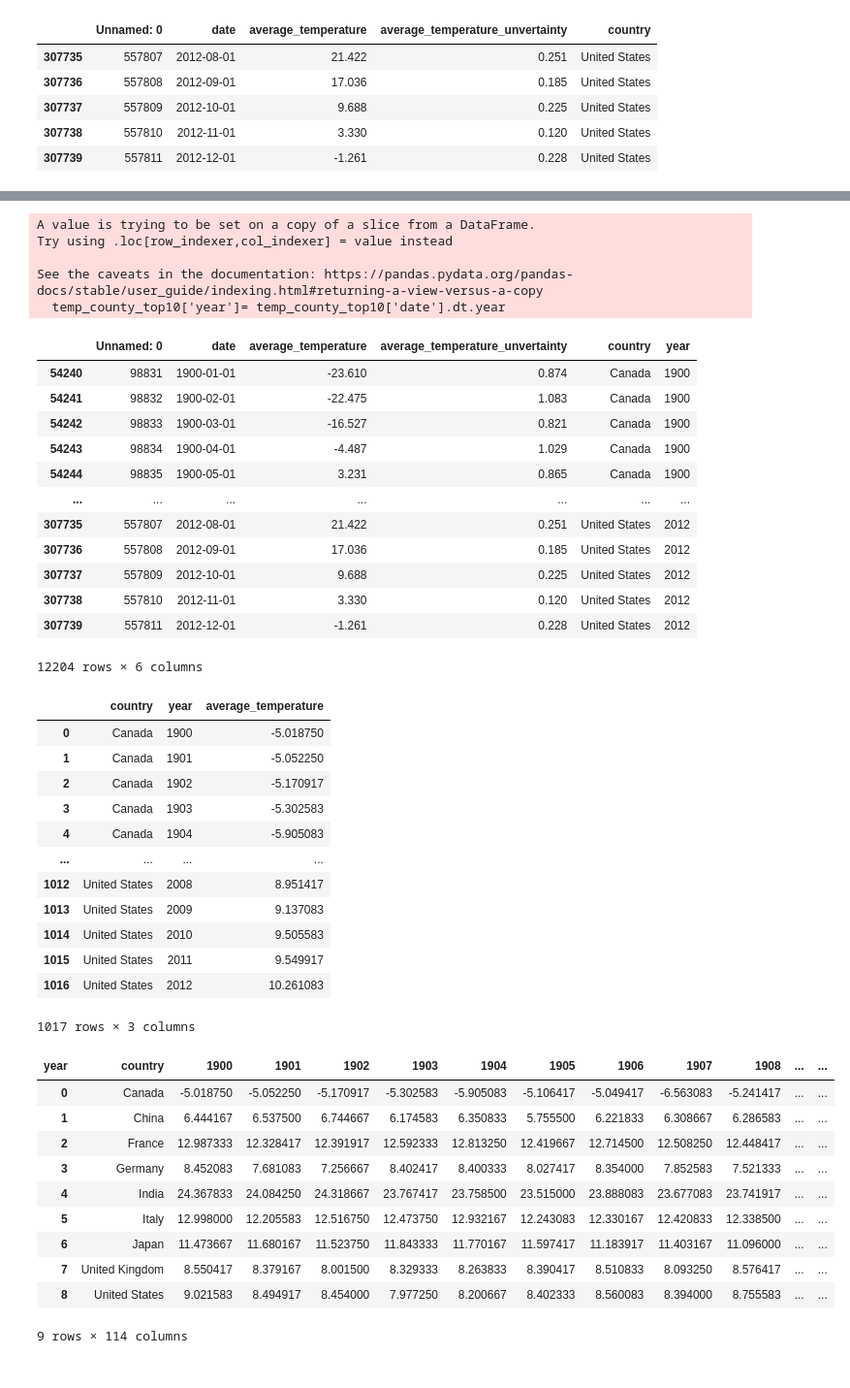
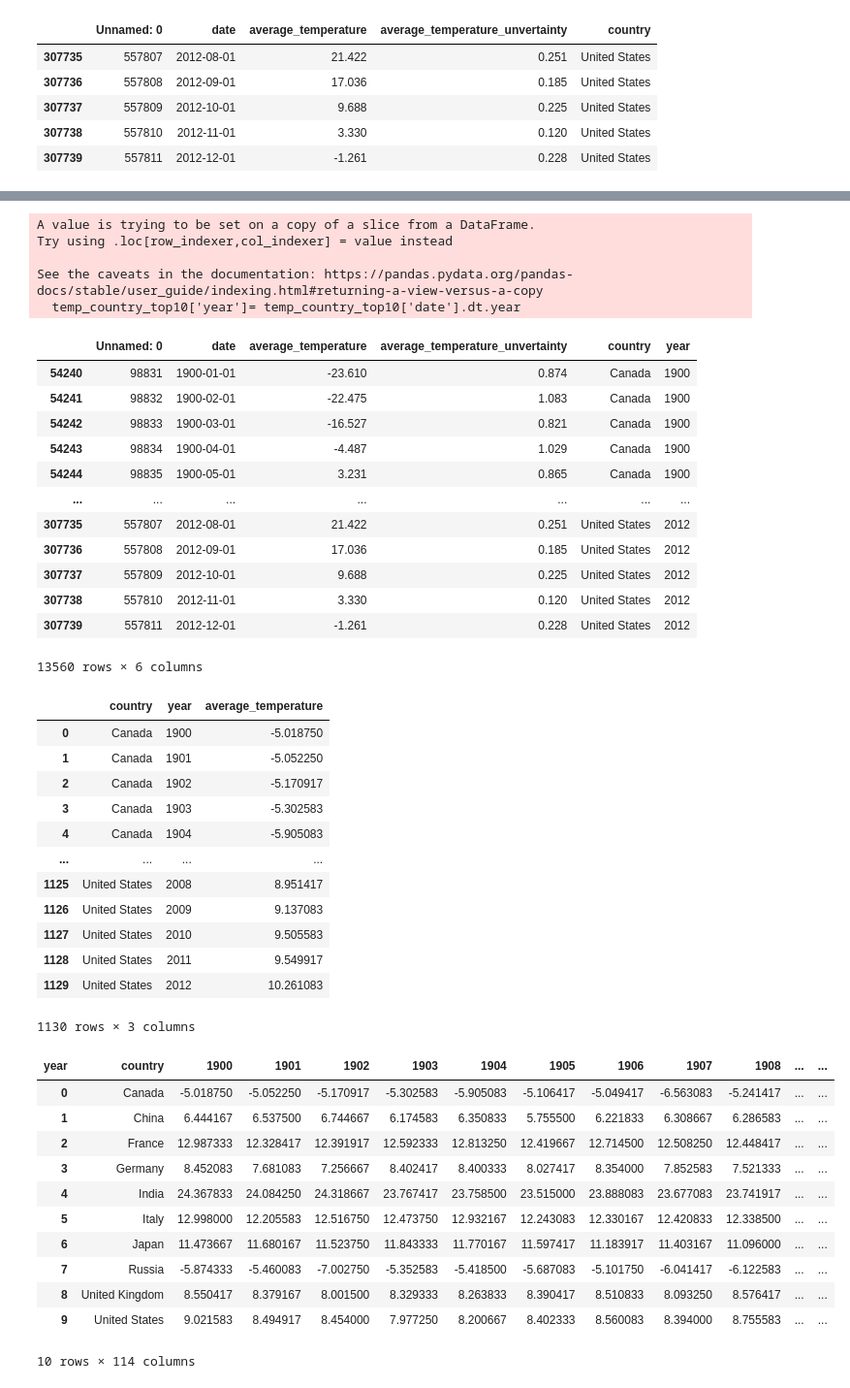
Before and after one commit to PatrickSchuetten/Climate_Change_Data_Exploration, a Jupyter notebook: notebooks/annual_diff_meantemp_by_country.ipynb, the cells around one changed output, grey strips where cells are left out. Shown at 97% size. Saved outputs shown, nothing was run; the diff lists cells and outputs as text; code cells hidden in the pictures.

```diff
--- a/notebooks/annual_diff_meantemp_by_country.ipynb
+++ b/notebooks/annual_diff_meantemp_by_country.ipynb
@@ -11,6 +30,6 @@ country_top10_temp = ['United States','China','Russian Federation','Japan','Indi
 # %%
-temp_county_top10 = temp_county[temp_county['country'].isin(country_top10_temp)]
-temp_county_top10.tail()
+temp_country_top10 = temp_country[temp_country['country'].isin(country_top10_temp)]
+temp_country_top10.tail()
 # %% [output]
 |  | Unnamed: 0 | date | average_temperature | average_temperature_unvertainty | country |
 | 307735 | 557807 | 2012-08-01 | 21.422 | 0.251 | United States |
@@ -19,7 +38,7 @@ temp_county_top10.tail()
 | 307738 | 557810 | 2012-11-01 | 3.330 | 0.120 | United States |
 | 307739 | 557811 | 2012-12-01 | -1.261 | 0.228 | United States |
 # %%
-temp_county_top10['date']=pd.to_datetime(temp_county_top10['date'])
+temp_country_top10['date']=pd.to_datetime(temp_country_top10['date'])
 # %% [output]
 A value is trying to be set on a copy of a slice from a DataFrame.
 Try using .loc[row_indexer,col_indexer] = value instead
@@ -29,12 +48,12 @@ See the caveats in the documentation: https://pandas.pydata.org/pandas-docs/stab
 # %%
-temp_county_top10['year']= temp_county_top10['date'].dt.year
-temp_county_top10
+temp_country_top10['year']= temp_country_top10['date'].dt.year
+temp_country_top10
 # %% [output]
 A value is trying to be set on a copy of a slice from a DataFrame.
 Try using .loc[row_indexer,col_indexer] = value instead
 
 See the caveats in the documentation: https://pandas.pydata.org/pandas-docs/stable/user_guide/indexing.html#returning-a-view-versus-a-copy
-  temp_county_top10['year']= temp_county_top10['date'].dt.year
+  temp_country_top10['year']= temp_country_top10['date'].dt.year
 |  | Unnamed: 0 | date | average_temperature | average_temperature_unvertainty | country | year |
 | 54240 | 98831 | 1900-01-01 | -23.610 | 0.874 | Canada | 1900 |
 | 54241 | 98832 | 1900-02-01 | -22.475 | 1.083 | Canada | 1900 |
@@ -47,10 +66,10 @@ See the caveats in the documentation: https://pandas.pydata.org/pandas-docs/stab
 | 307737 | 557809 | 2012-10-01 | 9.688 | 0.225 | United States | 2012 |
 | 307738 | 557810 | 2012-11-01 | 3.330 | 0.120 | United States | 2012 |
 | 307739 | 557811 | 2012-12-01 | -1.261 | 0.228 | United States | 2012 |
-12204 rows × 6 columns
+13560 rows × 6 columns
 # %%
-temp_county_top10_pivot = pd.pivot_table(temp_county_top10, index=['country','year'], values='average_temperature', aggfunc=np.mean).reset_index()
-temp_county_top10_pivot
+temp_country_top10_pivot = pd.pivot_table(temp_country_top10, index=['country','year'], values='average_temperature', aggfunc=np.mean).reset_index()
+temp_country_top10_pivot
 # %% [output]
 |  | country | year | average_temperature |
 | 0 | Canada | 1900 | -5.018750 |
@@ -59,25 +78,26 @@ temp_county_top10_pivot
 | 3 | Canada | 1903 | -5.302583 |
 | 4 | Canada | 1904 | -5.905083 |
 | ... | ... | ... | ... |
-| 1012 | United States | 2008 | 8.951417 |
-| 1013 | United States | 2009 | 9.137083 |
-| 1014 | United States | 2010 | 9.505583 |
-| 1015 | United States | 2011 | 9.549917 |
-| 1016 | United States | 2012 | 10.261083 |
+| 1125 | United States | 2008 | 8.951417 |
+| 1126 | United States | 2009 | 9.137083 |
+| 1127 | United States | 2010 | 9.505583 |
+| 1128 | United States | 2011 | 9.549917 |
+| 1129 | United States | 2012 | 10.261083 |
-1017 rows × 3 columns
+1130 rows × 3 columns
 # %%
-temp_county_top10 = pd.pivot(temp_county_top10_pivot, index='country', columns='year', values='average_temperature').reset_index()
-temp_county_top10
+temp_country_top10 = pd.pivot(temp_country_top10_pivot, index='country', columns='year', values='average_temperature').reset_index()
+temp_country_top10
 # %% [output]
 | year | country | 1900 | 1901 | 1902 | 1903 | 1904 | 1905 | 1906 | 1907 | 1908 | ... | ... |
 | 0 | Canada | -5.018750 | -5.052250 | -5.170917 | -5.302583 | -5.905083 | -5.106417 | -5.049417 | -6.563083 | -5.241417 | ... | ... |
 | 1 | China | 6.444167 | 6.537500 | 6.744667 | 6.174583 | 6.350833 | 5.755500 | 6.221833 | 6.308667 | 6.286583 | ... | ... |
 | 2 | France | 12.987333 | 12.328417 | 12.391917 | 12.592333 | 12.813250 | 12.419667 | 12.714500 | 12.508250 | 12.448417 | ... | ... |
 | 3 | Germany | 8.452083 | 7.681083 | 7.256667 | 8.402417 | 8.400333 | 8.027417 | 8.354000 | 7.852583 | 7.521333 | ... | ... |
 | 4 | India | 24.367833 | 24.084250 | 24.318667 | 23.767417 | 23.758500 | 23.515000 | 23.888083 | 23.677083 | 23.741917 | ... | ... |
 | 5 | Italy | 12.998000 | 12.205583 | 12.516750 | 12.473750 | 12.932167 | 12.243083 | 12.330167 | 12.420833 | 12.338500 | ... | ... |
 | 6 | Japan | 11.473667 | 11.680167 | 11.523750 | 11.843333 | 11.770167 | 11.597417 | 11.183917 | 11.403167 | 11.096000 | ... | ... |
-| 7 | United Kingdom | 8.550417 | 8.379167 | 8.001500 | 8.329333 | 8.263833 | 8.390417 | 8.510833 | 8.093250 | 8.576417 | ... | ... |
-| 8 | United States | 9.021583 | 8.494917 | 8.454000 | 7.977250 | 8.200667 | 8.402333 | 8.560083 | 8.394000 | 8.755583 | ... | ... |
+| 7 | Russia | -5.874333 | -5.460083 | -7.002750 | -5.352583 | -5.418500 | -5.687083 | -5.101750 | -6.041417 | -6.122583 | ... | ... |
+| 8 | United Kingdom | 8.550417 | 8.379167 | 8.001500 | 8.329333 | 8.263833 | 8.390417 | 8.510833 | 8.093250 | 8.576417 | ... | ... |
+| 9 | United States | 9.021583 | 8.494917 | 8.454000 | 7.977250 | 8.200667 | 8.402333 | 8.560083 | 8.394000 | 8.755583 | ... | ... |
-9 rows × 114 columns
+10 rows × 114 columns
 # %%
```
Also changed, not shown: parts of 12 cells of this notebook, 1 other file.
